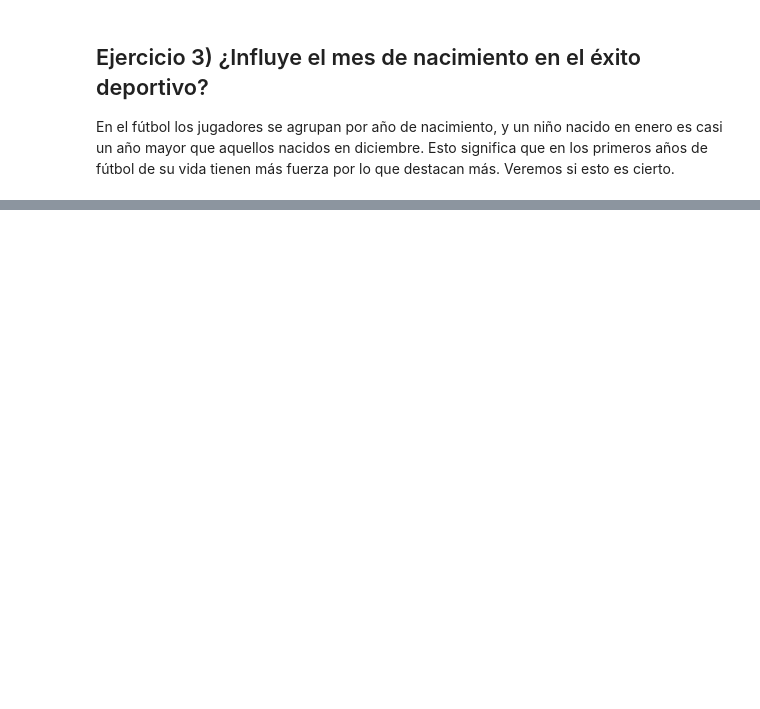
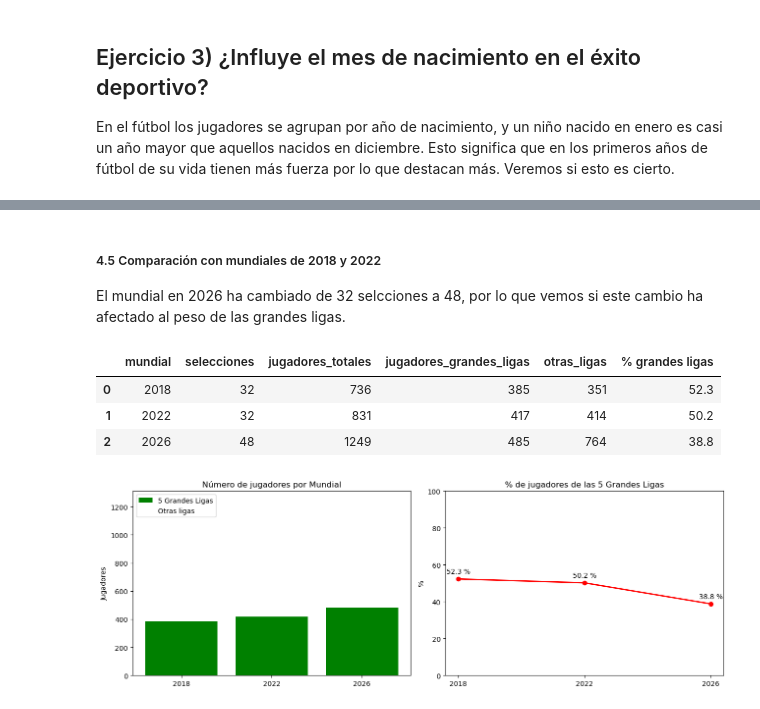
Before and after one commit to alonsoorbe/Pr-ctica-adquisici-n-y-visualizaci-n, a Jupyter notebook: Bloque4/conexion_api.ipynb, the cells around one changed output, grey strips where cells are left out. Drawn from its saved outputs; the diff is of its cells as text; code cells hidden in the pictures; blank space fills up the shorter version.

```diff
--- a/Bloque4/conexion_api.ipynb
+++ b/Bloque4/conexion_api.ipynb
@@ -169,0 +158,4 @@ En el fútbol los jugadores se agrupan por año de nacimiento, y un niño nacido
+# %%
+datos_mundial = api_get(f"competitions/{CODIGO_MUNDIAL}/teams", {"season": TEMPORADA_MUNDIAL})
+selecciones = datos_mundial["teams"]
+print("Selecciones descargadas:", len(selecciones))
@@ -169,0 +320,12 @@ En el fútbol los jugadores se agrupan por año de nacimiento, y un niño nacido
+# %%
+mundial_ligas = mundial.merge(jugadores_ligas[["id_jugador", "equipo", "liga"]], on="id_jugador", how="left")
+mundial_ligas["liga"] = mundial_ligas["liga"].fillna("Otras ligas")
+mundial_ligas["grande"] = mundial_ligas["liga"] != "Otras ligas"
+
+assert len(mundial_ligas) == len(mundial), "El merge ha duplicado filas"
+
+en_mundial = mundial_ligas["grande"].sum()
+
+print(f"Jugadores de las 5 Grandes Ligas extraídos:  {len(jugadores_ligas)}")
+print(f"De ellos, convocados en el Mundial 2026:     {en_mundial} ({en_mundial / len(jugadores_ligas):.1%})")
+print(f"Peso en el Mundial: {en_mundial} de {len(mundial_ligas)} jugadores ({mundial_ligas['grande'].mean():.1%})")
@@ -169,0 +399,38 @@ En el fútbol los jugadores se agrupan por año de nacimiento, y un niño nacido
+# %% [markdown]
+##### 4.5 Comparación con mundiales de 2018 y 2022
+El mundial en 2026 ha cambiado de 32 selcciones a 48, por lo que vemos si este cambio ha afectado al peso de las grandes ligas.
+# %%
+historico = pd.DataFrame({
+    "mundial": ["2018", "2022", "2026"],
+    "selecciones": [32, 32, 48],
+    "jugadores_totales": [736, 831, len(mundial_ligas)],
+    "jugadores_grandes_ligas": [385, 417, int(en_mundial)]})
+
+historico["otras_ligas"] = historico["jugadores_totales"] - historico["jugadores_grandes_ligas"]
+historico["% grandes ligas"] = (historico["jugadores_grandes_ligas"] / historico["jugadores_totales"] * 100).round(1)
+display(historico)
+
+fig, axes = plt.subplots(1, 2, figsize=(13, 4.5))
+
+axes[0].bar(historico["mundial"], historico["jugadores_grandes_ligas"], color="green", label="5 Grandes Ligas")
+axes[0].bar(historico["mundial"], historico["otras_ligas"], bottom=historico["jugadores_grandes_ligas"],
+            color="white", label="Otras ligas")
+axes[0].set_title("Número de jugadores por Mundial")
+axes[0].set_ylabel("Jugadores")
+axes[0].legend()
+
+axes[1].plot(historico["mundial"], historico["% grandes ligas"], marker="o", color="red", linewidth=2)
+for x, y in zip(historico["mundial"], historico["% grandes ligas"]):
+    axes[1].annotate(f"{y} %", (x, y), textcoords="offset points", xytext=(0, 8), ha="center")
+axes[1].set_title("% de jugadores de las 5 Grandes Ligas")
+axes[1].set_ylabel("%")
+axes[1].set_ylim(0, 100)
+
+plt.tight_layout()
+plt.show()
+# %% [output]
+|  | mundial | selecciones | jugadores_totales | jugadores_grandes_ligas | otras_ligas | % grandes ligas |
+| 0 | 2018 | 32 | 736 | 385 | 351 | 52.3 |
+| 1 | 2022 | 32 | 831 | 417 | 414 | 50.2 |
+| 2 | 2026 | 48 | 1249 | 485 | 764 | 38.8 |
+[figure, added]
```
Also changed, not shown: parts of 53 cells of this notebook, 5 other files.
